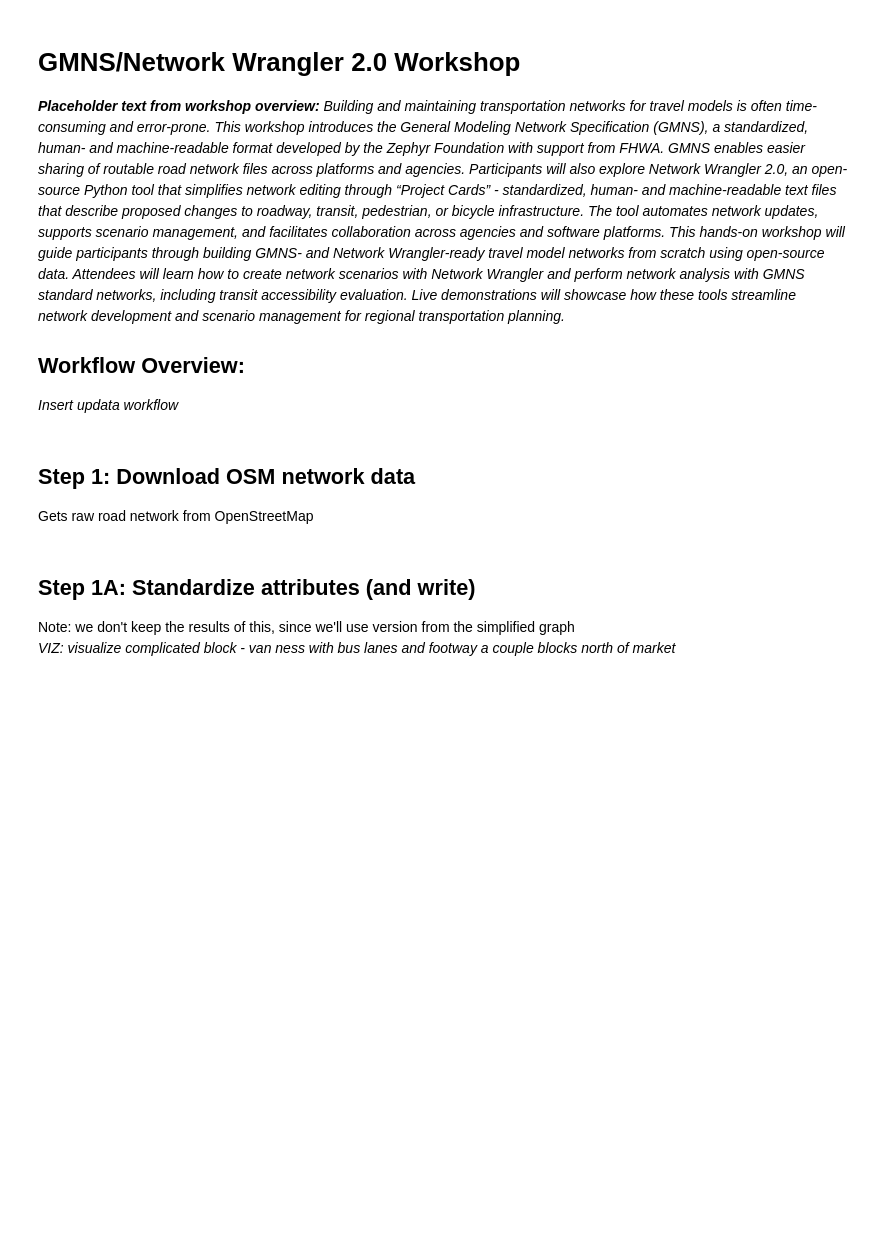
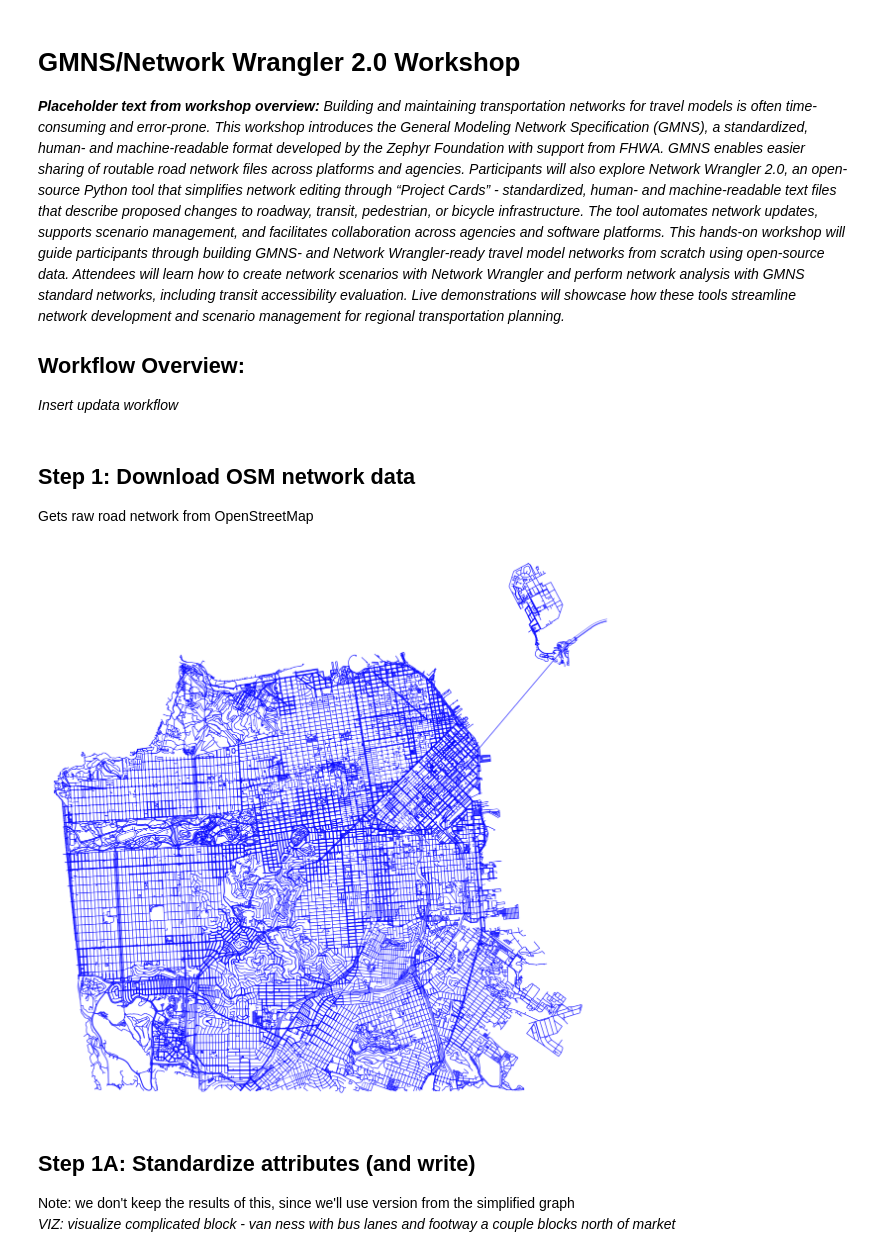
Before and after one commit to BayAreaMetro/mtc_wrangler, a Jupyter notebook: momo_workshop/create_network_from_OSM_workshop_workflow2.ipynb, the cells around one changed output. Saved outputs shown, nothing was run; the diff lists cells and outputs as text; code cells hidden in the pictures; blank space fills up the shorter version.

```diff
--- a/momo_workshop/create_network_from_OSM_workshop_workflow2.ipynb
+++ b/momo_workshop/create_network_from_OSM_workshop_workflow2.ipynb
@@ -63,6 +68,11 @@ Gets raw road network from OpenStreetMap
 # %%
 # Download the OSM network data for San Francisco county
 g = step1_download_osm_network(county="San Francisco", output_dir=OUTPUT_DIR)
+# %%
+# Visualize the network
+fig, ax = create_osmnx_plot(g)
+# %% [output]
+[figure, added]
 # %% [markdown]
 ## Step 1A: Standardize attributes (and write)
 Note: we don't keep the results of this, since we'll use version from the simplified graph
```
Also changed, not shown: parts of 6 cells of this notebook, 1 other file.
